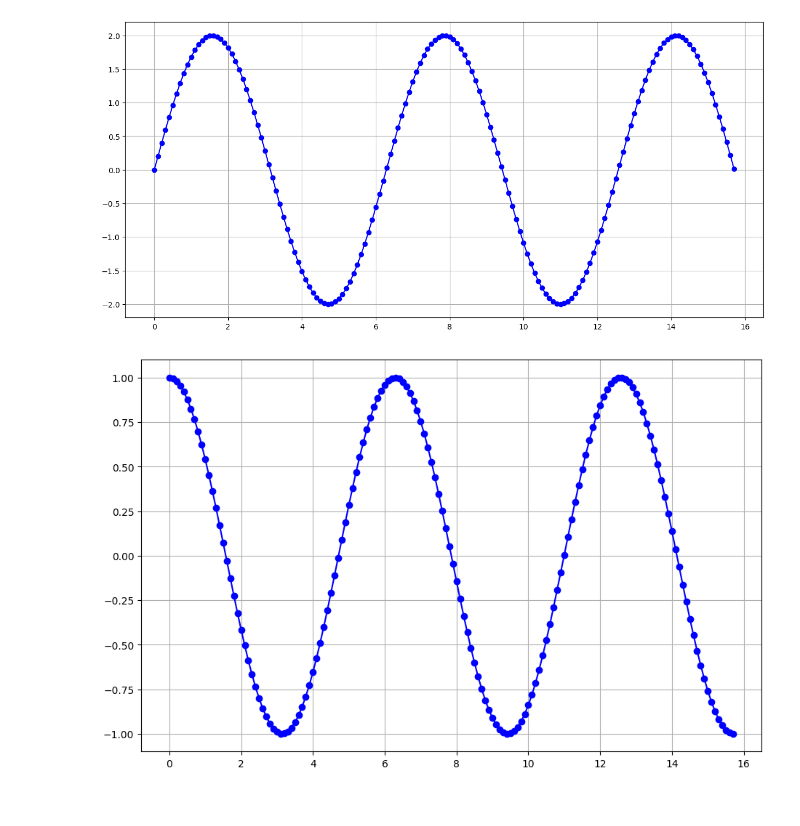
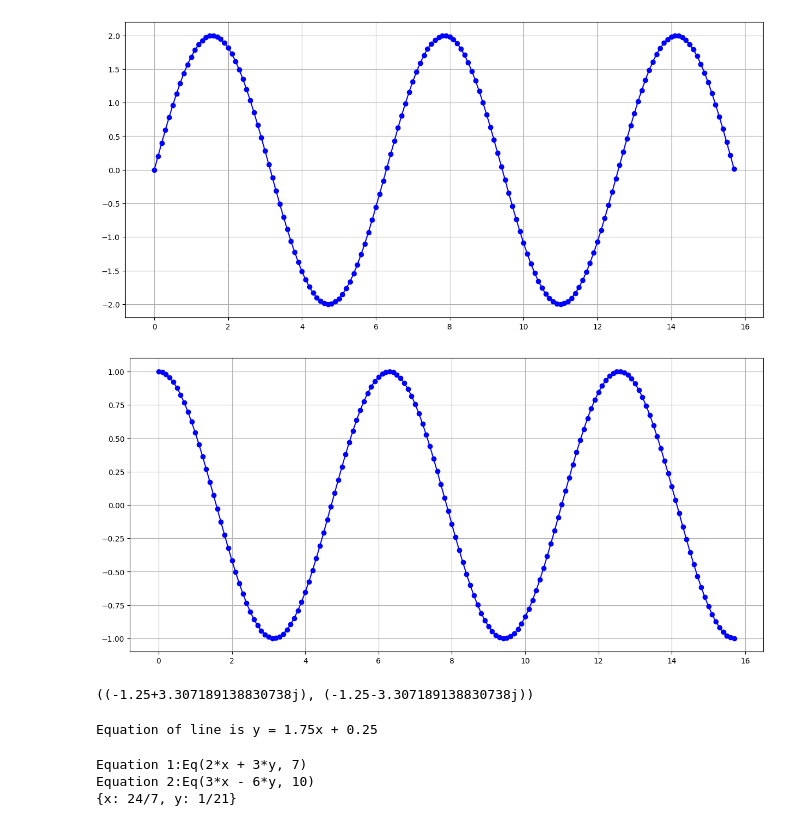
Before and after one commit to UjjwalKarkeyy/Numerical_Methods_Clg, a Jupyter notebook: sinAndCosGraph.ipynb, the cells around one changed output. Drawn from its saved outputs; the diff is of its cells as text; code cells hidden in the pictures.

Commit message:
solving equations

```diff
--- a/sinAndCosGraph.ipynb
+++ b/sinAndCosGraph.ipynb
@@ -5,18 +7,16 @@ import matplotlib.pyplot as plt
 # %%
-x = np.arange(0.0,5*np.pi,0.1)
-y = 2*(np.sin(x))
-fig = plt.figure(figsize=(15,7))
-plt.plot(x,y, marker='o',color = 'blue')
-plt.grid()
-plt.show()
+trigonometric_functions = ["sin", "cos"]
+
+for func in trigonometric_functions:
+    x = np.arange(0.0,5*np.pi,0.1)
+    if func == "sin":
+        y = 2 * np.sin(x)
+    elif func == "cos":
+        y = np.cos(x)
+    fig = plt.figure(figsize=(15,7))
+    plt.plot(x,y, marker='o',color = 'blue')
+    plt.grid()
+    plt.show()
 # %% [output]
 [figure]
+[figure, added]
-# %%
-x = np.arange(0.0,5*np.pi,0.1)
-y = np.cos(x)
-fig = plt.figure(figsize=(11,7))
-plt.plot(x,y, marker='o',color = 'blue')
-plt.grid()
-plt.show()
-# %% [output]
-[figure, removed]
@@ -22,0 +29,49 @@ plt.show()
+# %%
+# Finding quadratic roots
+
+equation = "2xsq + 5x - 25"
+
+# Split the equation into coefficients
+coefficients = equation.split("x")
+a = int(coefficients[0])
+b= int(coefficients[1].split("+")[1])
+c = int(coefficients[2].split('-')[1])
+# print(a,b,c)
+
+
+def cal_root(a, b, c):
+    discriminant = b**2 - 4*a*c
+    sqrt_d = cmath.sqrt(discriminant)  # use cmath to support complex numbers
+    root1 = (-b + sqrt_d) / (2 * a)
+    root2 = (-b - sqrt_d) / (2 * a)
+    return root1, root2
+
+answer_list = cal_root(a,b,c)
+print(answer_list)
+# %% [output]
+((-1.25+3.307189138830738j), (-1.25-3.307189138830738j))
+# %%
+# Find equation of line passing through A(1,2), B(5,9)
+A = (1, 2)
+B = (5, 9)
+m = (B[1] - A[1]) / (B[0] - A[0])
+c = B[1] - m * B[0]
+print(f"Equation of line is y = {m}x + {c}")
+# %% [output]
+Equation of line is y = 1.75x + 0.25
+# %%
+# Solve equations:
+# 2x + 3y = 7
+# 3x - 6y = 10
+
+x, y = symbols('x,y')
+
+eq1 = Eq((2*x+3*y),7)
+print(f"Equation 1:{eq1}")
+eq2 = Eq((3*x-6*y),10)
+print(f"Equation 2:{eq2}")
+solution = solve((eq1,eq2), (x,y))
+# %% [output]
+Equation 1:Eq(2*x + 3*y, 7)
+Equation 2:Eq(3*x - 6*y, 10)
+{x: 24/7, y: 1/21}
```
Also changed, not shown: parts of 2 cells of this notebook.
